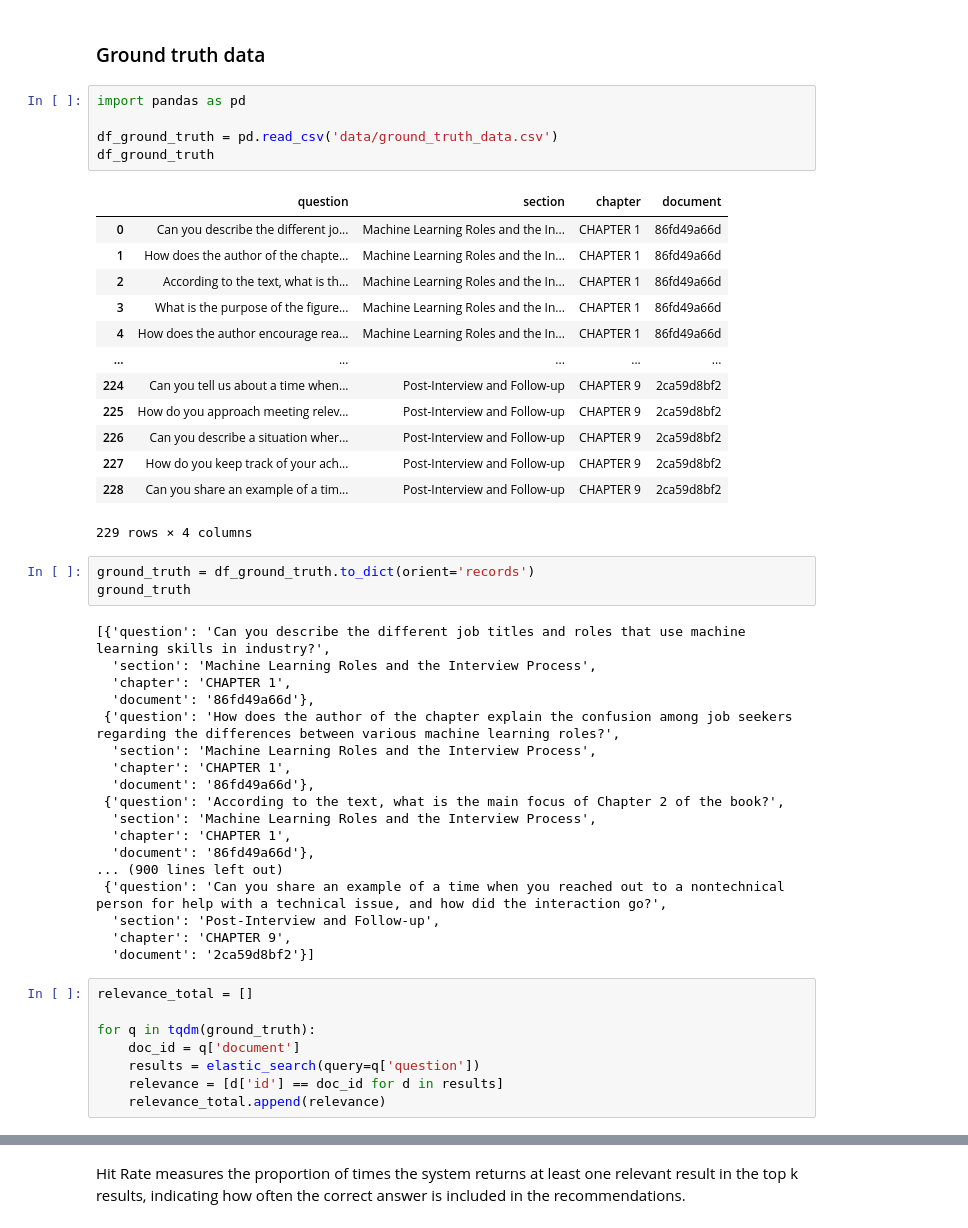
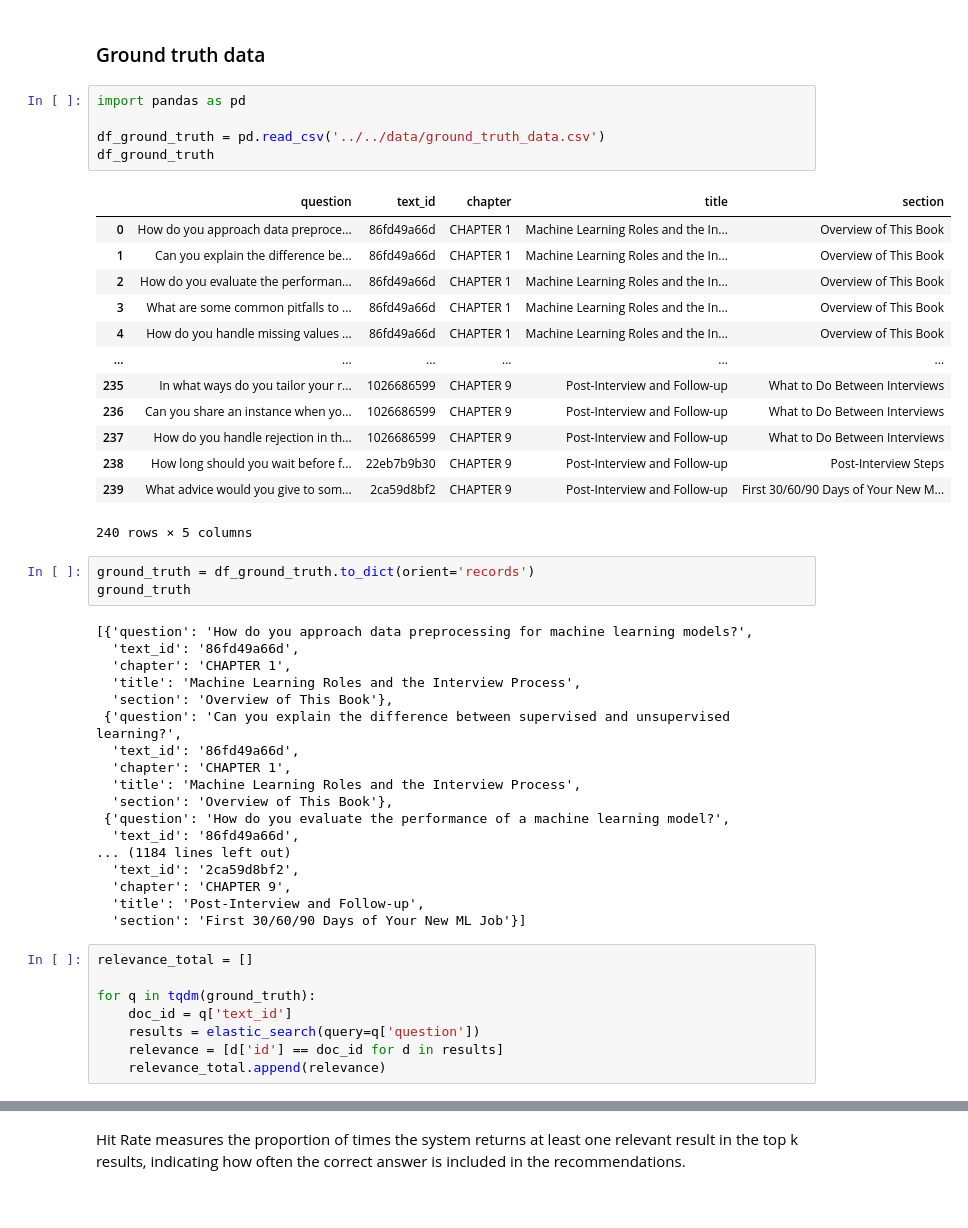
Before and after one commit to AMaldu/interview_preparation_bot, a Jupyter notebook: notebooks/reference_notebooks/evaluate_text.ipynb, the cells around one changed output, grey strips where cells are left out. Drawn from its saved outputs; the diff is of its cells as text.

```diff
--- a/notebooks/reference_notebooks/evaluate_text.ipynb
+++ b/notebooks/reference_notebooks/evaluate_text.ipynb
@@ -113,48 +111,48 @@ results
 # %%
 import pandas as pd
 
-df_ground_truth = pd.read_csv('data/ground_truth_data.csv')
+df_ground_truth = pd.read_csv('../../data/ground_truth_data.csv')
 df_ground_truth
 # %% [output]
-|  | question | section | chapter | document |
-| 0 | Can you describe the different jo... | Machine Learning Roles and the In... | CHAPTER 1 | 86fd49a66d |
-| 1 | How does the author of the chapte... | Machine Learning Roles and the In... | CHAPTER 1 | 86fd49a66d |
-| 2 | According to the text, what is th... | Machine Learning Roles and the In... | CHAPTER 1 | 86fd49a66d |
-| 3 | What is the purpose of the figure... | Machine Learning Roles and the In... | CHAPTER 1 | 86fd49a66d |
-| 4 | How does the author encourage rea... | Machine Learning Roles and the In... | CHAPTER 1 | 86fd49a66d |
-| ... | ... | ... | ... | ... |
-| 224 | Can you tell us about a time when... | Post-Interview and Follow-up | CHAPTER 9 | 2ca59d8bf2 |
-| 225 | How do you approach meeting relev... | Post-Interview and Follow-up | CHAPTER 9 | 2ca59d8bf2 |
-| 226 | Can you describe a situation wher... | Post-Interview and Follow-up | CHAPTER 9 | 2ca59d8bf2 |
-| 227 | How do you keep track of your ach... | Post-Interview and Follow-up | CHAPTER 9 | 2ca59d8bf2 |
-| 228 | Can you share an example of a tim... | Post-Interview and Follow-up | CHAPTER 9 | 2ca59d8bf2 |
+|  | question | text_id | chapter | title | section |
+| 0 | How do you approach data preproce... | 86fd49a66d | CHAPTER 1 | Machine Learning Roles and the In... | Overview of This Book |
+| 1 | Can you explain the difference be... | 86fd49a66d | CHAPTER 1 | Machine Learning Roles and the In... | Overview of This Book |
+| 2 | How do you evaluate the performan... | 86fd49a66d | CHAPTER 1 | Machine Learning Roles and the In... | Overview of This Book |
+| 3 | What are some common pitfalls to ... | 86fd49a66d | CHAPTER 1 | Machine Learning Roles and the In... | Overview of This Book |
+| 4 | How do you handle missing values ... | 86fd49a66d | CHAPTER 1 | Machine Learning Roles and the In... | Overview of This Book |
+| ... | ... | ... | ... | ... | ... |
+| 235 | In what ways do you tailor your r... | 1026686599 | CHAPTER 9 | Post-Interview and Follow-up | What to Do Between Interviews |
+| 236 | Can you share an instance when yo... | 1026686599 | CHAPTER 9 | Post-Interview and Follow-up | What to Do Between Interviews |
+| 237 | How do you handle rejection in th... | 1026686599 | CHAPTER 9 | Post-Interview and Follow-up | What to Do Between Interviews |
+| 238 | How long should you wait before f... | 22eb7b9b30 | CHAPTER 9 | Post-Interview and Follow-up | Post-Interview Steps |
+| 239 | What advice would you give to som... | 2ca59d8bf2 | CHAPTER 9 | Post-Interview and Follow-up | First 30/60/90 Days of Your New M... |
-229 rows × 4 columns
+240 rows × 5 columns
 # %%
 ground_truth = df_ground_truth.to_dict(orient='records')
 ground_truth
 # %% [output]
-[{'question': 'Can you describe the different job titles and roles that use machine learning skills in industry?',
-  'section': 'Machine Learning Roles and the Interview Process',
+[{'question': 'How do you approach data preprocessing for machine learning models?',
+  'text_id': '86fd49a66d',
   'chapter': 'CHAPTER 1',
-  'document': '86fd49a66d'},
- {'question': 'How does the author of the chapter explain the confusion among job seekers regarding the differences between various machine learning roles?',
-  'section': 'Machine Learning Roles and the Interview Process',
+  'title': 'Machine Learning Roles and the Interview Process',
+  'section': 'Overview of This Book'},
+ {'question': 'Can you explain the difference between supervised and unsupervised learning?',
+  'text_id': '86fd49a66d',
   'chapter': 'CHAPTER 1',
-  'document': '86fd49a66d'},
- {'question': 'According to the text, what is the main focus of Chapter 2 of the book?',
-  'section': 'Machine Learning Roles and the Interview Process',
-  'chapter': 'CHAPTER 1',
-  'document': '86fd49a66d'},
-... (900 lines left out)
- {'question': 'Can you share an example of a time when you reached out to a nontechnical person for help with a technical issue, and how did the interaction go?',
-  'section': 'Post-Interview and Follow-up',
+  'title': 'Machine Learning Roles and the Interview Process',
+  'section': 'Overview of This Book'},
+ {'question': 'How do you evaluate the performance of a machine learning model?',
+  'text_id': '86fd49a66d',
+... (1184 lines left out)
+  'text_id': '2ca59d8bf2',
   'chapter': 'CHAPTER 9',
-  'document': '2ca59d8bf2'}]
+  'title': 'Post-Interview and Follow-up',
+  'section': 'First 30/60/90 Days of Your New ML Job'}]
 # %%
 relevance_total = []
 
 for q in tqdm(ground_truth):
-    doc_id = q['document']
+    doc_id = q['text_id']
     results = elastic_search(query=q['question'])
     relevance = [d['id'] == doc_id for d in results]
     relevance_total.append(relevance)
```
Also changed, not shown: parts of 11 cells of this notebook, 4 other files.
